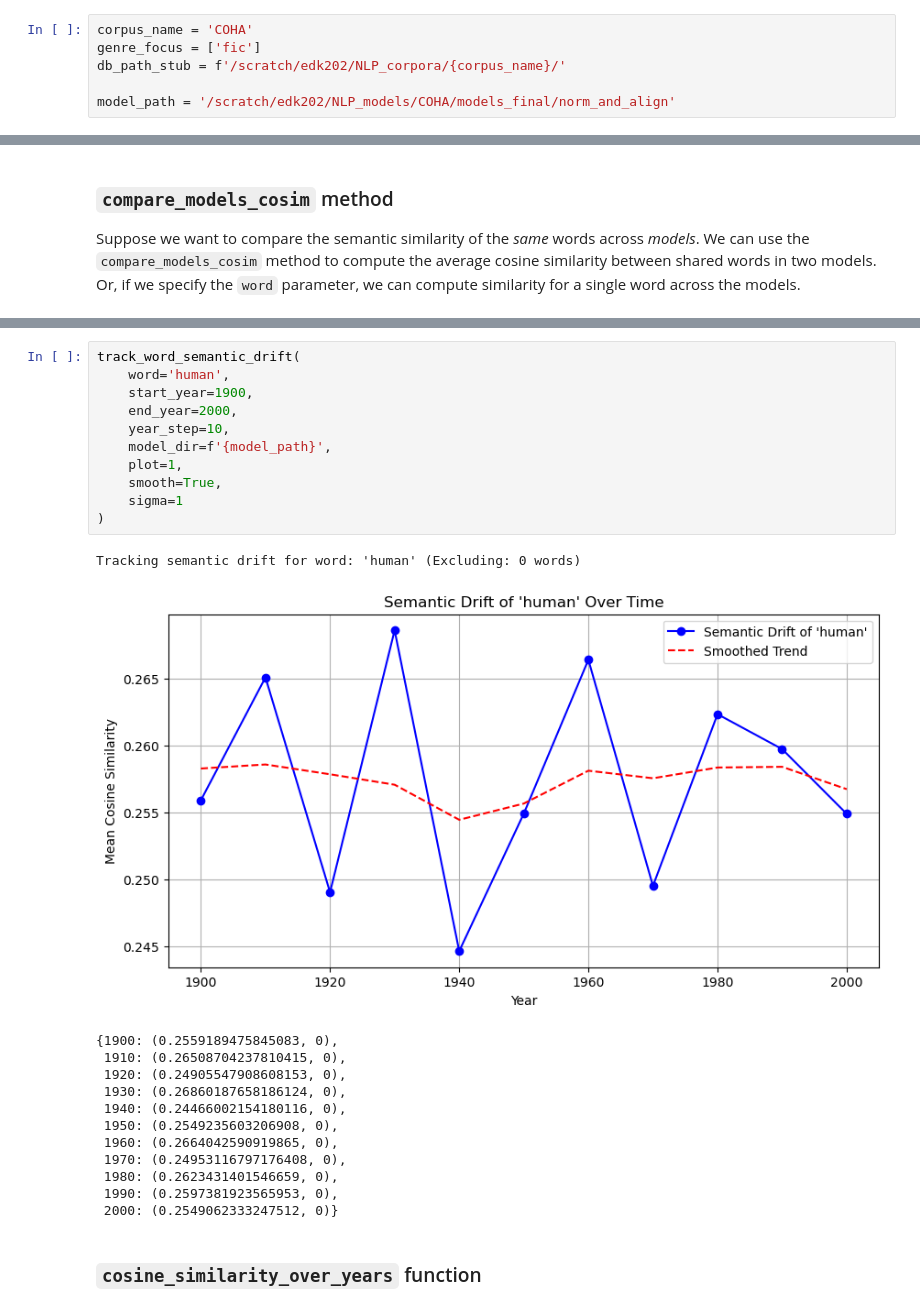
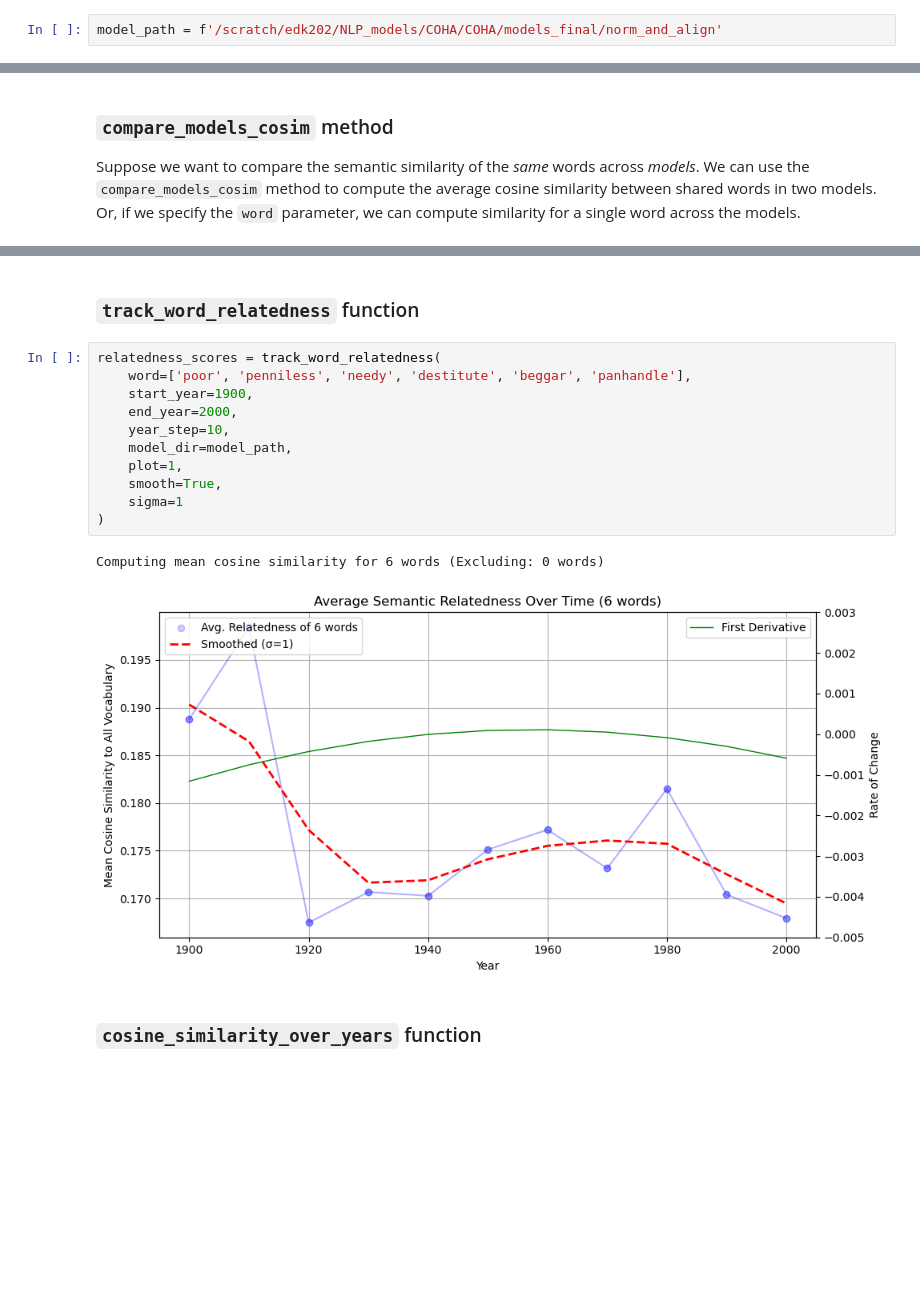
Before and after one commit to eric-d-knowles/lexichron, a Jupyter notebook: notebooks/coha_change_analysis_workflow.ipynb, the cells around one changed output, grey strips where cells are left out. Drawn from its saved outputs; the diff is of its cells as text; blank space fills up the shorter version.

```diff
--- a/notebooks/coha_change_analysis_workflow.ipynb
+++ b/notebooks/coha_change_analysis_workflow.ipynb
@@ -20,11 +20,7 @@ The autoreload extension is already loaded. To reload it, use:
 # %% [markdown]
 The `ngram-kit` package contains several tools useful in quantifying how much word meanings have changed over the years. Before using these tools, it helps to set a model path variable. Most commonly, this will point to the `norm_and_align` directory. We'll also set a `corpus_path` variable pointing to the yearly corpus data.
 # %%
-corpus_name = 'COHA'
-genre_focus = ['fic']
-db_path_stub = f'/scratch/edk202/NLP_corpora/{corpus_name}/'
-
-model_path = '/scratch/edk202/NLP_models/COHA/models_final/norm_and_align'
+model_path = f'/scratch/edk202/NLP_models/COHA/COHA/models_final/norm_and_align'
 # %% [markdown]
 ### `compare_words_cosim` method
 # %% [markdown]
@@ -104,28 +120,19 @@ Mean cosine similarity = 0.2531
+# %% [markdown]
+### `track_word_relatedness` function
 # %%
-track_word_semantic_drift(
-    word='human',
+relatedness_scores = track_word_relatedness(
+    word=['poor', 'penniless', 'needy', 'destitute', 'beggar', 'panhandle'],
     start_year=1900,
     end_year=2000,
     year_step=10,
-    model_dir=f'{model_path}',
+    model_dir=model_path,
     plot=1,
     smooth=True,
     sigma=1
 )
 # %% [output]
-Tracking semantic drift for word: 'human' (Excluding: 0 words)
+Computing mean cosine similarity for 6 words (Excluding: 0 words)
-[figure, old version]
+[figure, new version]
-{1900: (0.2559189475845083, 0),
- 1910: (0.26508704237810415, 0),
- 1920: (0.24905547908608153, 0),
- 1930: (0.26860187658186124, 0),
- 1940: (0.24466002154180116, 0),
- 1950: (0.2549235603206908, 0),
- 1960: (0.2664042590919865, 0),
- 1970: (0.24953116797176408, 0),
- 1980: (0.2623431401546659, 0),
- 1990: (0.2597381923565953, 0),
- 2000: (0.2549062333247512, 0)}
 # %% [markdown]
 ### `cosine_similarity_over_years` function
 # %% [markdown]
```
Also changed, not shown: parts of 20 cells of this notebook, 22 other files.
